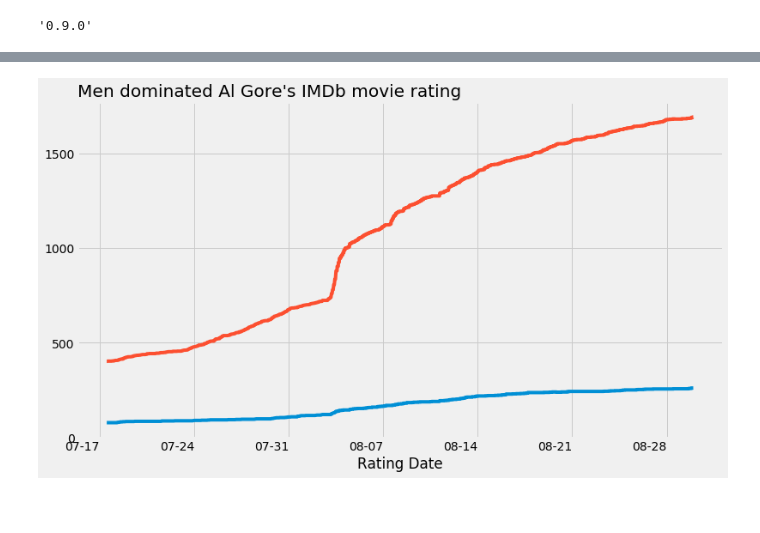
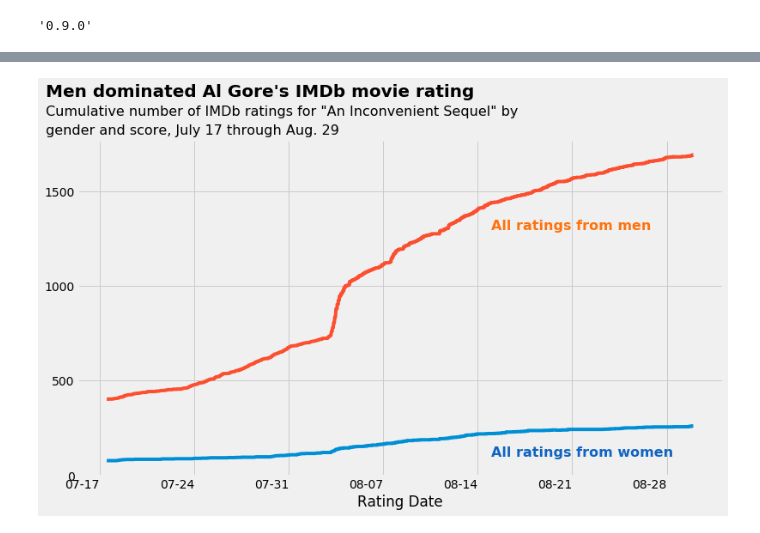
Before and after one commit to bloominstituteoftechnology/DS-Sprint-02-Storytelling-With-Data, a Jupyter notebook: module3-make-explanatory-visualizations/LS_DS_123_Make_explanatory_visualizations.ipynb, the cells around one changed output, grey strips where cells are left out. Saved outputs shown, nothing was run; the diff lists cells and outputs as text; code cells hidden in the pictures; blank space fills up the shorter version.

```diff
--- a/module3-make-explanatory-visualizations/LS_DS_123_Make_explanatory_visualizations.ipynb
+++ b/module3-make-explanatory-visualizations/LS_DS_123_Make_explanatory_visualizations.ipynb
@@ -299,21 +299,34 @@ df_mf.head(10)
 | 2017-07-17 15:00:02.487315 | 78 | Females | http://www.imdb.com/title/tt63229... | 6.9 | 7.7 | 10 | 16 | 1 | 0 | 1 | ... |
 # %%
 import matplotlib.dates as md
+import datetime
+import matplotlib.ticker as ticker
 
 fig, ax = plt.subplots(figsize=(12,8))
 xfmt = md.DateFormatter('%m-%d')
 ax.xaxis.set_major_formatter(xfmt)
 
 df[df.category=='Females'].respondents.plot()
 df[df.category=='Males'].respondents.plot()
 #df[df.category=='IMDb users'].df['1_votes'].plot()
 
 ax.set(xlabel='Rating Date', yticks=range(0,1600,500))
-ax.tick_params(labelrotation=0,)
+ax.tick_params(labelrotation=0)
 
-#ax.text('07-17','1600',s="All ratings from men")
+ax.text(datetime.date(2017,8,15),1300,s="All ratings from men", color='#ff720c',
+        fontweight='bold', fontsize=16)
 
+ax.text(datetime.date(2017,8,15),100,s="All ratings from women", color='#0f65c1',
+        fontweight='bold', fontsize=16)
 
-ax.set_title("Men dominated Al Gore's IMDb movie rating", loc='left');
+ax.text(datetime.date(2017,7,13),2000,s="Men dominated Al Gore's IMDb movie rating",
+        fontweight='bold', fontsize=20);
+
+ax.text(datetime.date(2017,7,13),1900,
+        s='Cumulative number of IMDb ratings for "An Inconvenient Sequel" by'
+        , fontsize=16);
+ax.text(datetime.date(2017,7,13),1800,
+        s='gender and score, July 17 through Aug. 29'
+        , fontsize=16);
 # %% [output]
-[figure, old version]
+[figure, new version]
```
